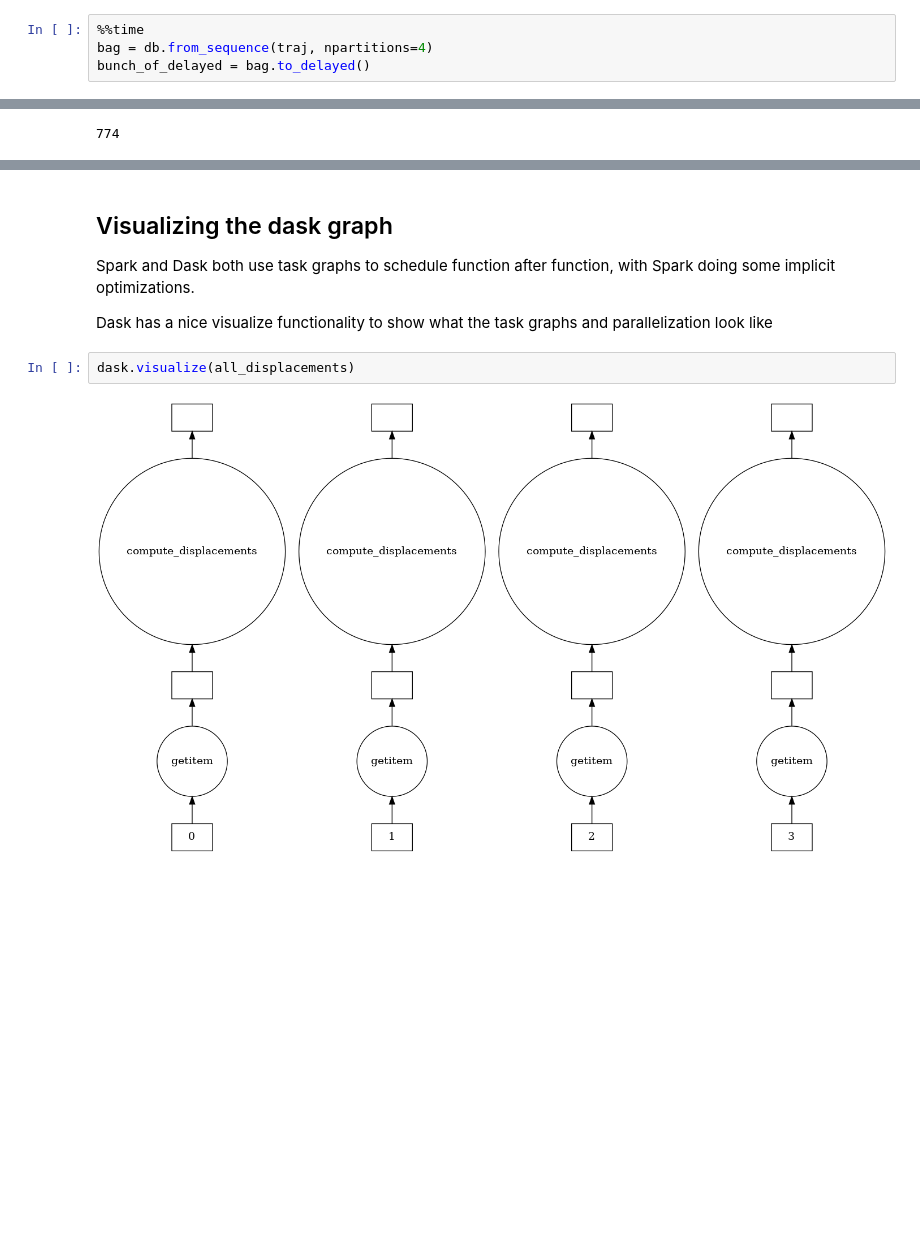
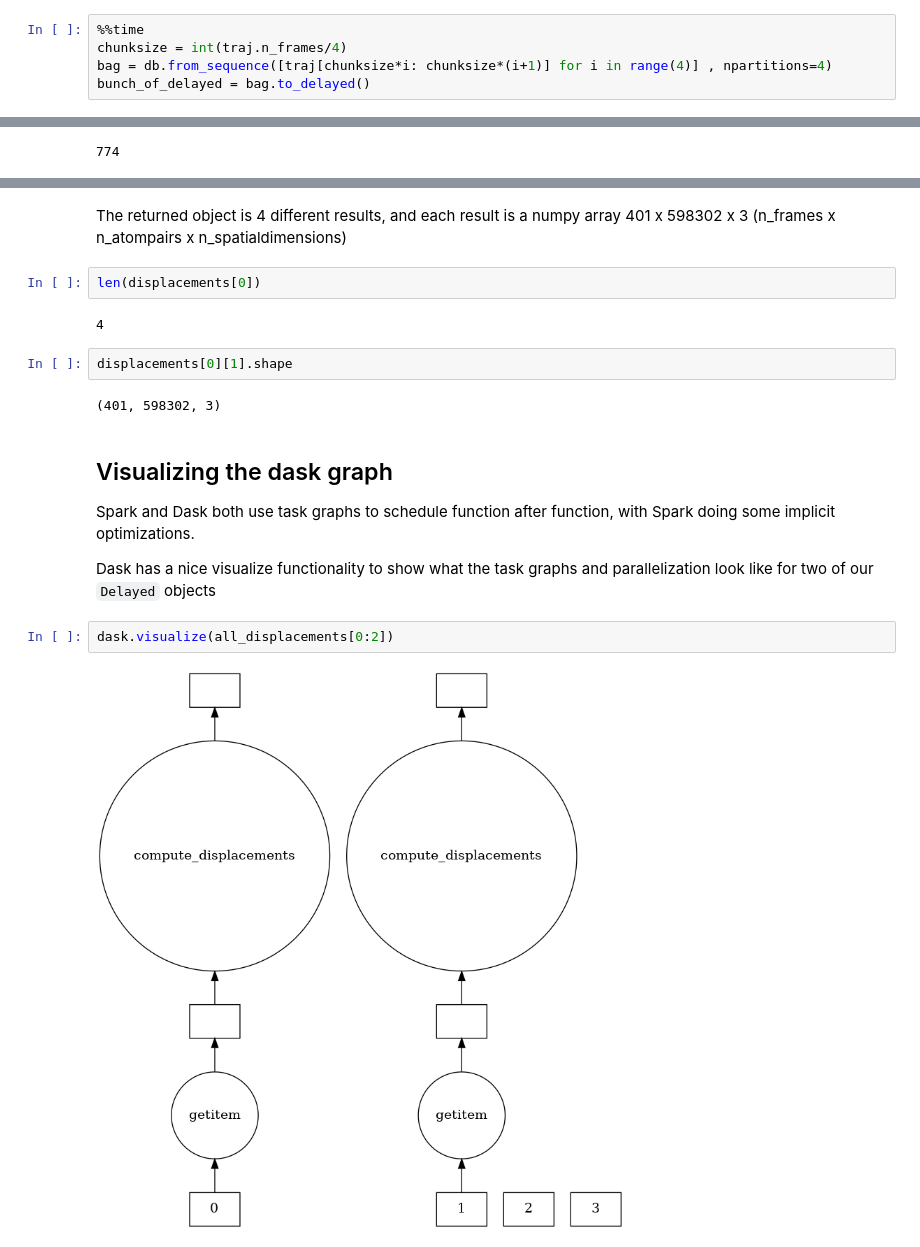
Before and after one commit to ahy3nz/ahy3nz.github.io, a Jupyter notebook: files/notebooks/2020-05-13-dask-mdtraj.ipynb, the cells around one changed output, grey strips where cells are left out. Saved outputs shown, nothing was run; the diff lists cells and outputs as text; blank space fills up the shorter version.

Commit message:
Update dask work with other parallelizations, mock code, discussion

```diff
--- a/files/notebooks/2020-05-13-dask-mdtraj.ipynb
+++ b/files/notebooks/2020-05-13-dask-mdtraj.ipynb
@@ -77,5 +84,6 @@ Each `Delayed` object isn't an actual execution - it's a scheduled operation (li
 # %%
 %%time
-bag = db.from_sequence(traj, npartitions=4)
+chunksize = int(traj.n_frames/4)
+bag = db.from_sequence([traj[chunksize*i: chunksize*(i+1)] for i in range(4)] , npartitions=4)
 bunch_of_delayed = bag.to_delayed()
 # %% [output]
@@ -127,10 +144,20 @@ Wall time: 12.6 s
+# %% [markdown]
+The returned object is 4 different results, and each result is a numpy array 401 x 598302 x 3 (n_frames x n_atompairs x n_spatialdimensions)
+# %%
+len(displacements[0])
+# %% [output]
+4
+# %%
+displacements[0][1].shape
+# %% [output]
+(401, 598302, 3)
 # %% [markdown]
 ## Visualizing the dask graph
 
 Spark and Dask both use task graphs to schedule function after function, with Spark doing some implicit optimizations.
 
-Dask has a nice visualize functionality to show what the task graphs and parallelization look like
+Dask has a nice visualize functionality to show what the task graphs and parallelization look like for two of our `Delayed` objects
 # %%
-dask.visualize(all_displacements)
+dask.visualize(all_displacements[0:2])
 # %% [output]
-[figure, old version]
+[figure, new version]
```
Also changed, not shown: parts of 45 cells of this notebook, 6 other files.
